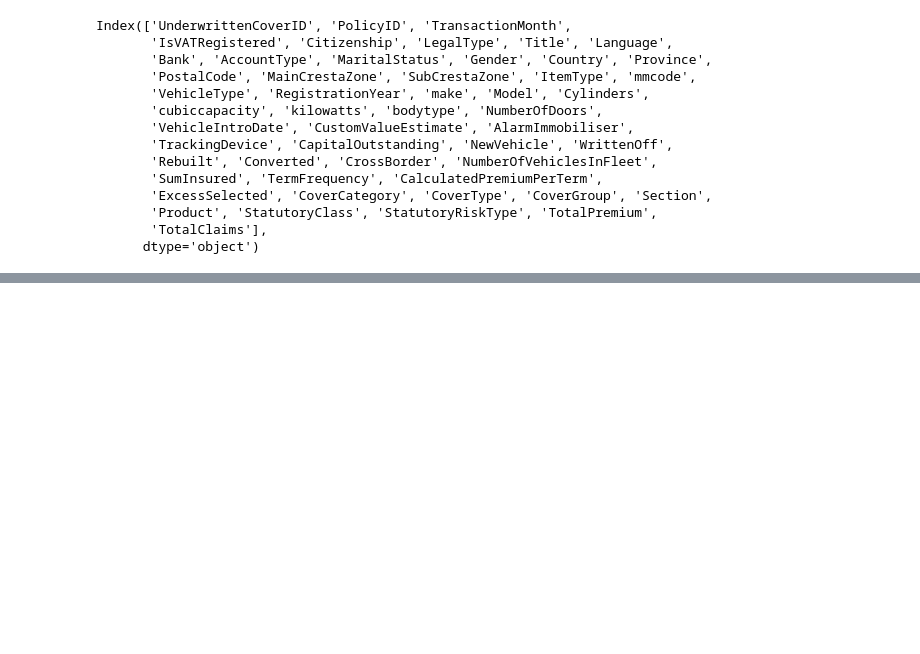
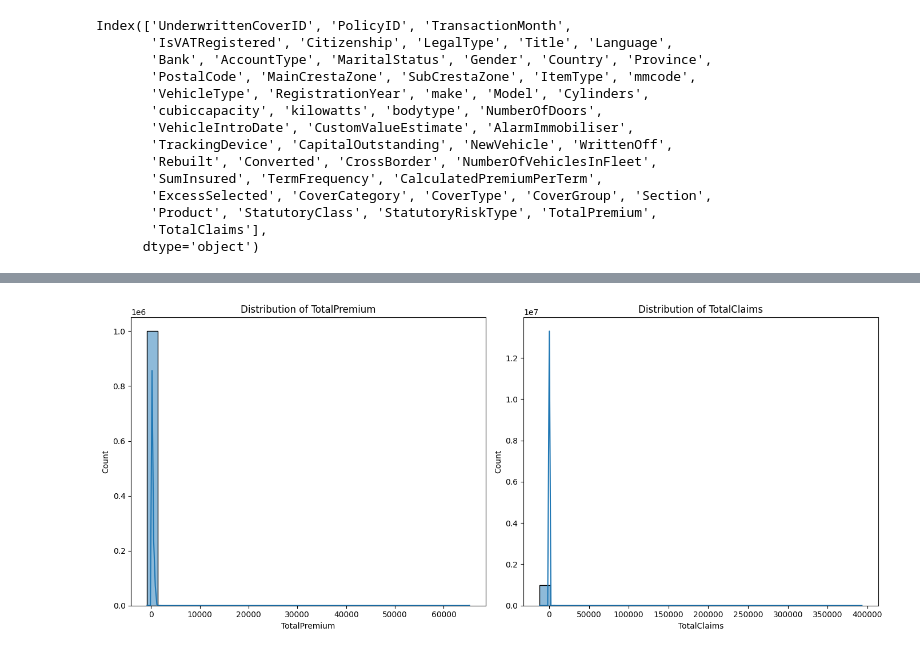
Before and after one commit to Gutema-1990/10_Academy_week3, a Jupyter notebook: data_preprocess.ipynb, the cells around one changed output, grey strips where cells are left out. Cells and saved outputs as stored; diff of their text form; code cells hidden in the pictures; blank space fills up the shorter version.

```diff
--- a/data_preprocess.ipynb
+++ b/data_preprocess.ipynb
@@ -32,0 +119,16 @@ Index(['UnderwrittenCoverID', 'PolicyID', 'TransactionMonth',
+# %%
+import matplotlib.pyplot as plt
+import seaborn as sns
+
+# Plot histograms for numerical features
+numerical_columns = ['TotalPremium', 'TotalClaims']  # Add more if needed
+
+plt.figure(figsize=(14, 6))
+for i, col in enumerate(numerical_columns, 1):
+    plt.subplot(1, len(numerical_columns), i)
+    sns.histplot(data_nan[col], bins=30, kde=True)
+    plt.title(f'Distribution of {col}')
+plt.tight_layout()
+plt.show()
+# %% [output]
+[figure, added]
```
Also changed, not shown: parts of 13 cells of this notebook.
